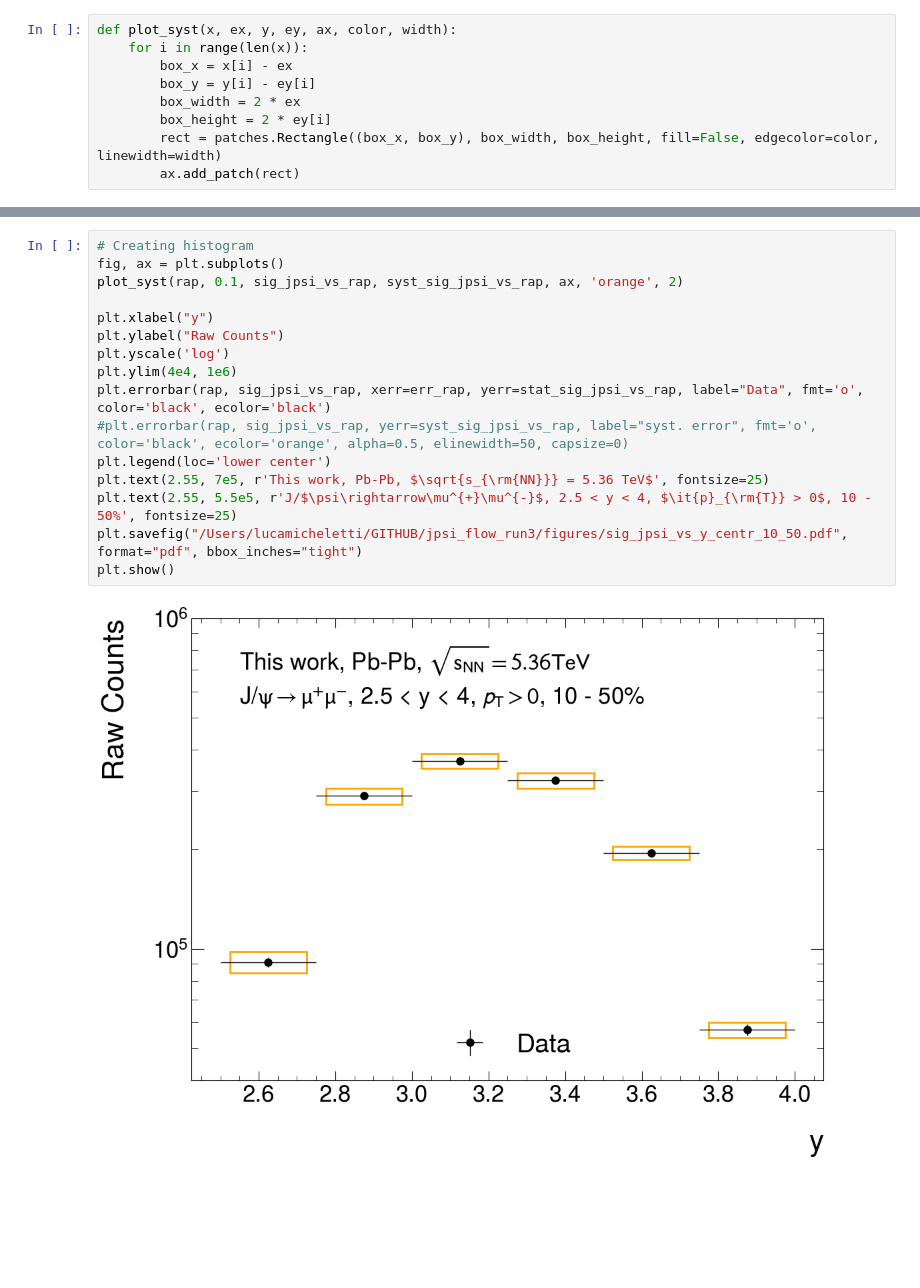
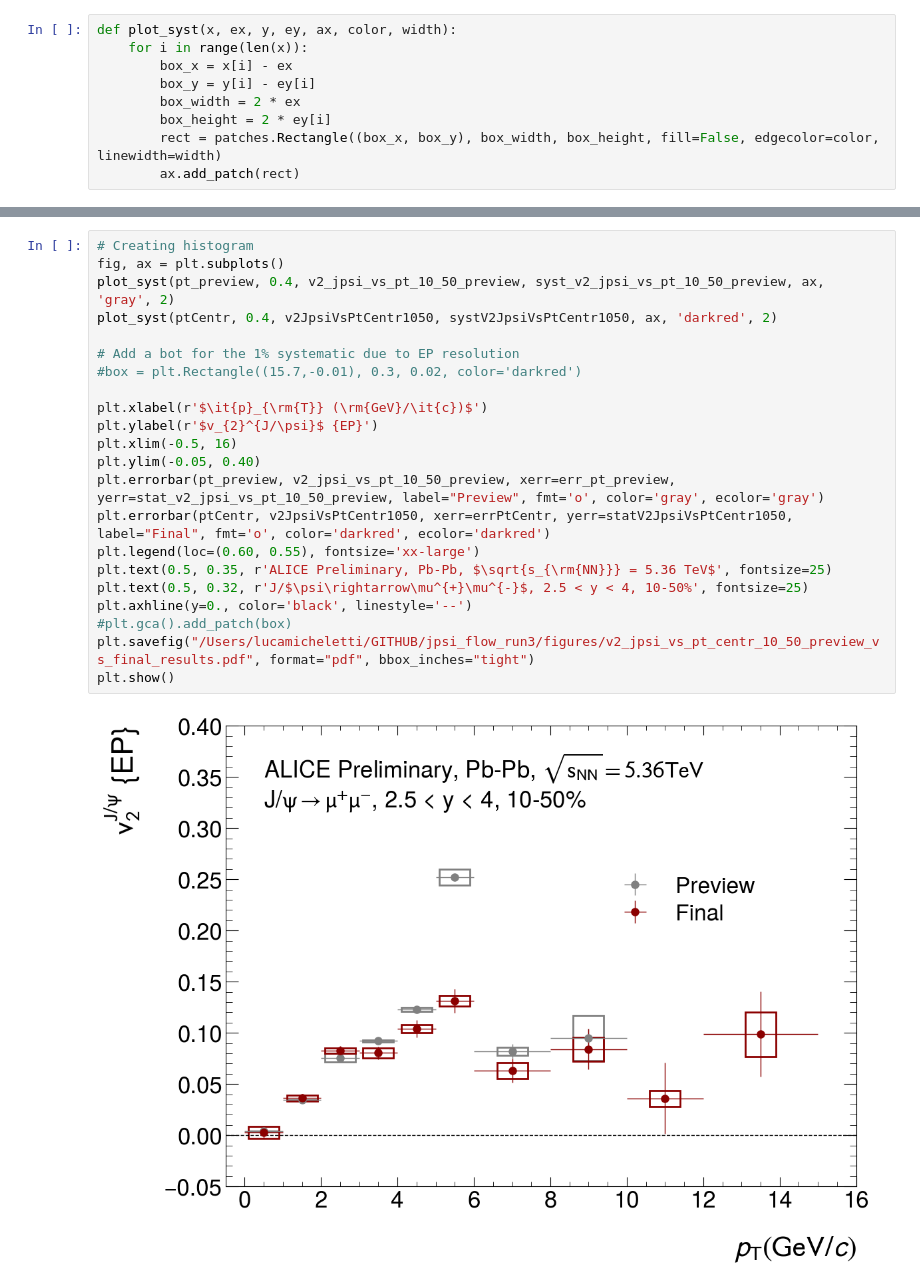
Before and after one commit to lucamicheletti93/jpsi_flow_run3, a Jupyter notebook: utils/plot_v2_results.ipynb, the cells around one changed output, grey strips where cells are left out. Cells and saved outputs as stored; diff of their text form; blank space fills up the shorter version.

Commit message:
PF approval: status of the results

```diff
--- a/utils/plot_v2_results.ipynb
+++ b/utils/plot_v2_results.ipynb
@@ -88,21 +229,27 @@ syst_v2_jpsi_run2_vs_pt_30_50 = df_v2_jpsi_run2_vs_pt_30_50["syst"]
 # %%
 # Creating histogram
 fig, ax = plt.subplots()
-plot_syst(rap, 0.1, sig_jpsi_vs_rap, syst_sig_jpsi_vs_rap, ax, 'orange', 2)
+plot_syst(pt_preview, 0.4, v2_jpsi_vs_pt_10_50_preview, syst_v2_jpsi_vs_pt_10_50_preview, ax, 'gray', 2)
+plot_syst(ptCentr, 0.4, v2JpsiVsPtCentr1050, systV2JpsiVsPtCentr1050, ax, 'darkred', 2)
 
-plt.xlabel("y")
-plt.ylabel("Raw Counts")
-plt.yscale('log')
-plt.ylim(4e4, 1e6)
-plt.errorbar(rap, sig_jpsi_vs_rap, xerr=err_rap, yerr=stat_sig_jpsi_vs_rap, label="Data", fmt='o', color='black', ecolor='black')
-#plt.errorbar(rap, sig_jpsi_vs_rap, yerr=syst_sig_jpsi_vs_rap, label="syst. error", fmt='o', color='black', ecolor='orange', alpha=0.5, elinewidth=50, capsize=0)
-plt.legend(loc='lower center')
-plt.text(2.55, 7e5, r'This work, Pb-Pb, $\sqrt{s_{\rm{NN}}} = 5.36 TeV$', fontsize=25)
-plt.text(2.55, 5.5e5, r'J/$\psi\rightarrow\mu^{+}\mu^{-}$, 2.5 < y < 4, $\it{p}_{\rm{T}} > 0$, 10 - 50%', fontsize=25)
-plt.savefig("/Users/lucamicheletti/GITHUB/jpsi_flow_run3/figures/sig_jpsi_vs_y_centr_10_50.pdf", format="pdf", bbox_inches="tight")
+# Add a bot for the 1% systematic due to EP resolution
+#box = plt.Rectangle((15.7,-0.01), 0.3, 0.02, color='darkred')
+
+plt.xlabel(r'$\it{p}_{\rm{T}} (\rm{GeV}/\it{c})$')
+plt.ylabel(r'$v_{2}^{J/\psi}$ {EP}')
+plt.xlim(-0.5, 16)
+plt.ylim(-0.05, 0.40)
+plt.errorbar(pt_preview, v2_jpsi_vs_pt_10_50_preview, xerr=err_pt_preview, yerr=stat_v2_jpsi_vs_pt_10_50_preview, label="Preview", fmt='o', color='gray', ecolor='gray')
+plt.errorbar(ptCentr, v2JpsiVsPtCentr1050, xerr=errPtCentr, yerr=statV2JpsiVsPtCentr1050, label="Final", fmt='o', color='darkred', ecolor='darkred')
+plt.legend(loc=(0.60, 0.55), fontsize='xx-large')
+plt.text(0.5, 0.35, r'ALICE Preliminary, Pb-Pb, $\sqrt{s_{\rm{NN}}} = 5.36 TeV$', fontsize=25)
+plt.text(0.5, 0.32, r'J/$\psi\rightarrow\mu^{+}\mu^{-}$, 2.5 < y < 4, 10-50%', fontsize=25)
+plt.axhline(y=0., color='black', linestyle='--')
+#plt.gca().add_patch(box)
+plt.savefig("/Users/lucamicheletti/GITHUB/jpsi_flow_run3/figures/v2_jpsi_vs_pt_centr_10_50_preview_vs_final_results.pdf", format="pdf", bbox_inches="tight")
 plt.show()
 # %% [output]
-[figure, old version]
+[figure, new version]
 # %%
 # Creating histogram
 fig, ax = plt.subplots()
```
Also changed, not shown: parts of 14 cells of this notebook, 2 other files.
